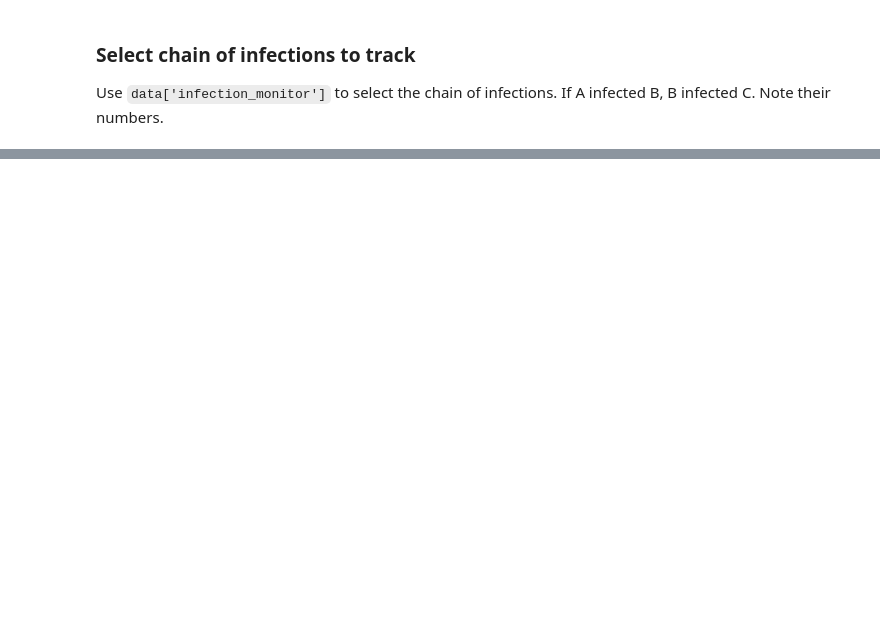
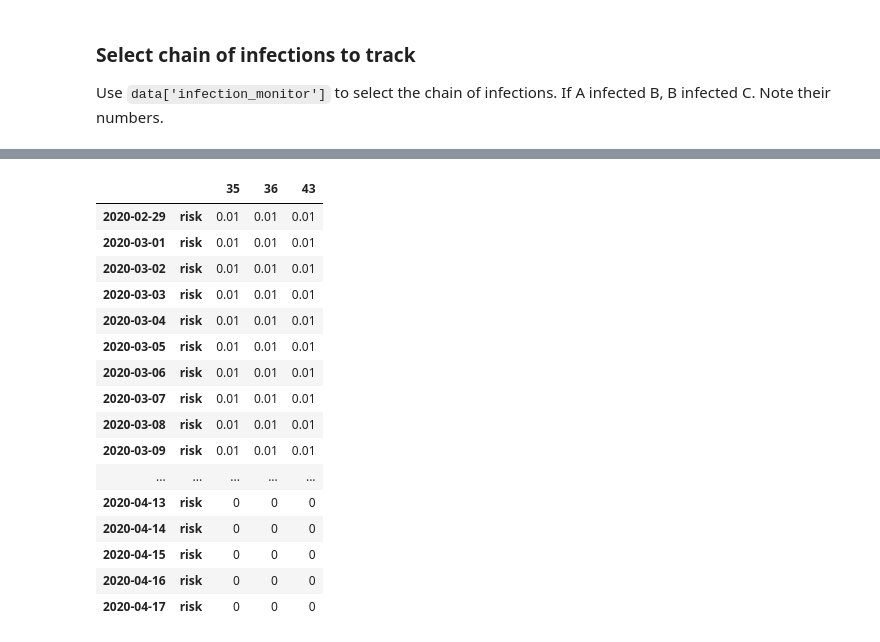
Before and after one commit to mila-iqia/COVI-AgentSim, a Jupyter notebook: notebooks/spy_humans.ipynb, the cells around one changed output, grey strips where cells are left out. Drawn from its saved outputs; the diff is of its cells as text; code cells hidden in the pictures; blank space fills up the shorter version.

```diff
--- a/notebooks/spy_humans.ipynb
+++ b/notebooks/spy_humans.ipynb
@@ -84,0 +93,30 @@ df.style.applymap(_color_cell)
+# %%
+# plot risk trajectory of people until they are deemed positive
+# once someone is positive, the risk only goes to 1.0 and then 0.0 when it recovers
+df = humans.loc[(slice(None), ("risk")),[35, 36, 43]]
+df[, :]
+# .plot(figsize=(15,10))
+
+# TODOs (plot risk for chains)
+# plot the time (as a dot) when someone is infected in the chain
+# plot the time when someone gets a positive test result - this marks the end of the plot  (fill the 0s with NaN)
+# have days since outbreak on the x-axis
+# have chains of 4-5 people
+# %% [output]
+|  |  | 35 | 36 | 43 |
+| 2020-02-29 | risk | 0.01 | 0.01 | 0.01 |
+| 2020-03-01 | risk | 0.01 | 0.01 | 0.01 |
+| 2020-03-02 | risk | 0.01 | 0.01 | 0.01 |
+| 2020-03-03 | risk | 0.01 | 0.01 | 0.01 |
+| 2020-03-04 | risk | 0.01 | 0.01 | 0.01 |
+| 2020-03-05 | risk | 0.01 | 0.01 | 0.01 |
+| 2020-03-06 | risk | 0.01 | 0.01 | 0.01 |
+| 2020-03-07 | risk | 0.01 | 0.01 | 0.01 |
+| 2020-03-08 | risk | 0.01 | 0.01 | 0.01 |
+| 2020-03-09 | risk | 0.01 | 0.01 | 0.01 |
+| ... | ... | ... | ... | ... |
+| 2020-04-13 | risk | 0 | 0 | 0 |
+| 2020-04-14 | risk | 0 | 0 | 0 |
+| 2020-04-15 | risk | 0 | 0 | 0 |
+| 2020-04-16 | risk | 0 | 0 | 0 |
+| 2020-04-17 | risk | 0 | 0 | 0 |
```
Also changed, not shown: parts of 5 cells of this notebook, 2 other files.
